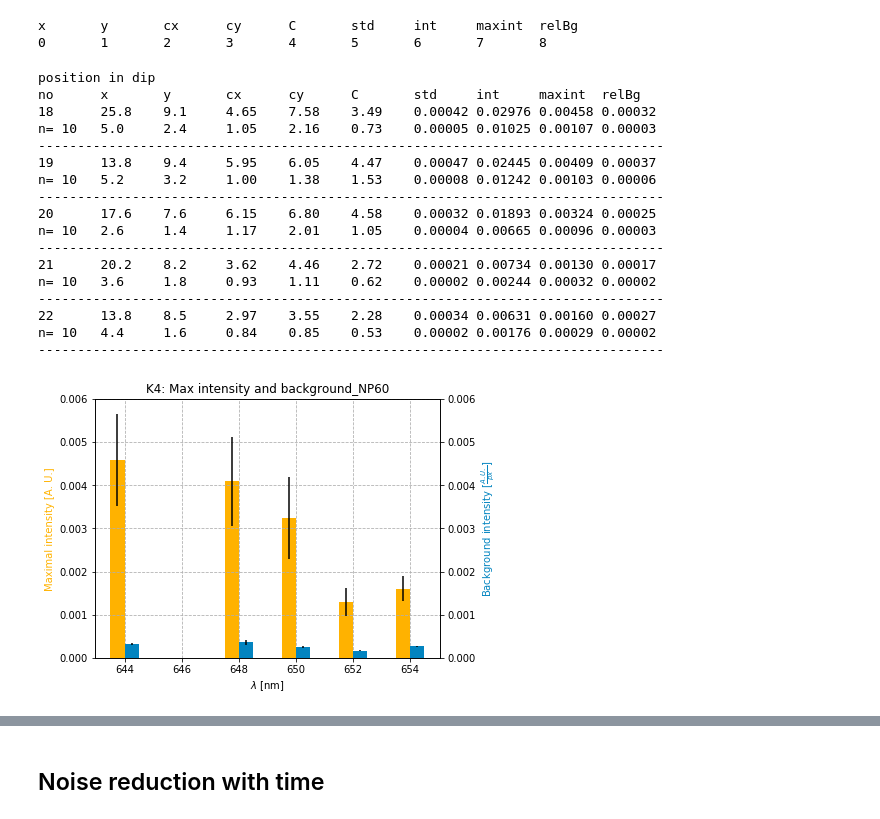
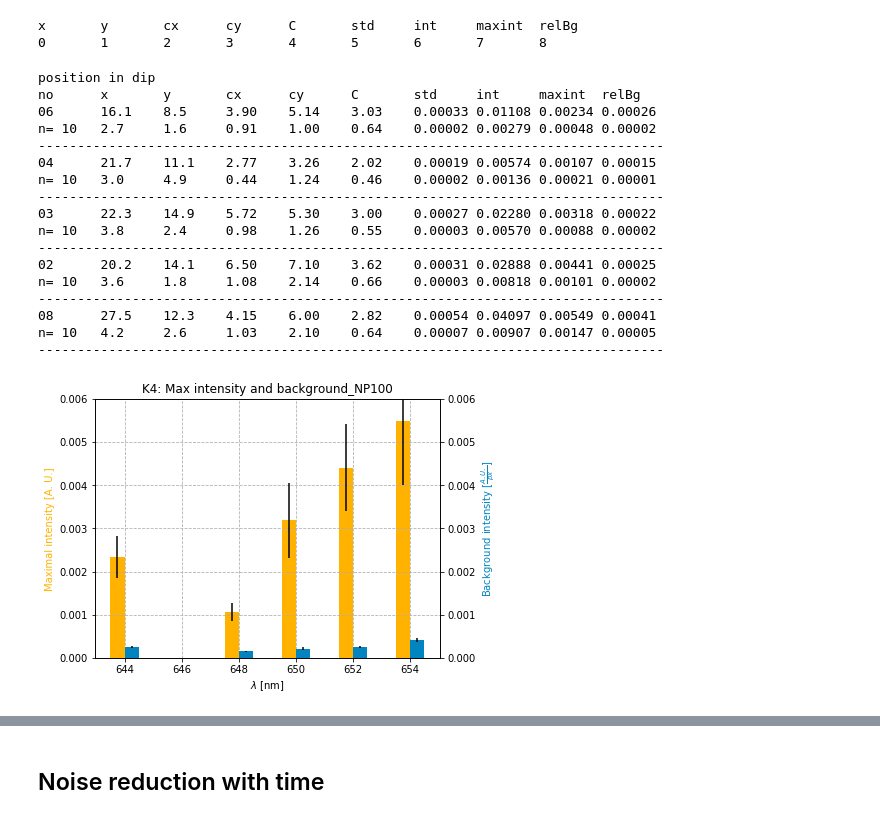
Before and after one commit to Yennda/spr_microscopy, a Jupyter notebook: jup_np_K4-02.ipynb, the cells around one changed output, grey strips where cells are left out. Drawn from its saved outputs; the diff is of its cells as text; code cells hidden in the pictures.

```diff
--- a/jup_np_K4-02.ipynb
+++ b/jup_np_K4-02.ipynb
@@ -26,14 +26,14 @@ x       y       cx      cy      C       std     int     maxint  relBg
 main_folder='C:/SPRUP_data_Jenda/2019_03_13_Jenda_microscopy/'
 folder=main_folder+'19_09_10_K4/export_np/'
 # %%
-# np=100
+NP=100
 # nm=[7, 6, 5, 4, 3, 2, 8, 9]
-# nm=[6 ,4, 3, 2, 8]
+nm=[6 ,4, 3, 2, 8]
 
-# np=80
+# NP=80
 # nm=[13, 12, 14, 15, 16]
-np=60
-nm=[18, 19, 20, 21, 22]
+# NP=60
+# nm=[18, 19, 20, 21, 22]
 
 
 files=[folder+'raw_{:02.0f}_1'.format(f) for f in nm]
@@ -42,11 +42,20 @@ files=[folder+'raw_{:02.0f}_1'.format(f) for f in nm]
 print('position in dip')
 data=[]
 data_std=[]
+data_stnr=[]
+data_stnr_std=[]
 
 
 print('no\tx\ty\tcx\tcy\tC\tstd\tint\tmaxint\trelBg')
 for file in files:
     info=na.readinfo(file)
+
+    stnr=[]
+    for row in info:
+        stnr.append(row[6]/(row[0]*row[1]/2.93**2)/row[8])
+    data_stnr.append(np.average(stnr))
+    data_stnr_std.append(np.std(stnr))
+
     info_stat=na.statistics(info)
     data.append(info_stat[0])
     data_std.append(info_stat[1])
@@ -57,51 +66,51 @@ for file in files:
 # %% [output]
 position in dip
 no      x       y       cx      cy      C       std     int     maxint  relBg
-18      25.8    9.1     4.65    7.58    3.49    0.00042 0.02976 0.00458 0.00032
-n= 10   5.0     2.4     1.05    2.16    0.73    0.00005 0.01025 0.00107 0.00003
+06      16.1    8.5     3.90    5.14    3.03    0.00033 0.01108 0.00234 0.00026
+n= 10   2.7     1.6     0.91    1.00    0.64    0.00002 0.00279 0.00048 0.00002
 --------------------------------------------------------------------------------
-19      13.8    9.4     5.95    6.05    4.47    0.00047 0.02445 0.00409 0.00037
-n= 10   5.2     3.2     1.00    1.38    1.53    0.00008 0.01242 0.00103 0.00006
+04      21.7    11.1    2.77    3.26    2.02    0.00019 0.00574 0.00107 0.00015
+n= 10   3.0     4.9     0.44    1.24    0.46    0.00002 0.00136 0.00021 0.00001
 --------------------------------------------------------------------------------
-20      17.6    7.6     6.15    6.80    4.58    0.00032 0.01893 0.00324 0.00025
-n= 10   2.6     1.4     1.17    2.01    1.05    0.00004 0.00665 0.00096 0.00003
+03      22.3    14.9    5.72    5.30    3.00    0.00027 0.02280 0.00318 0.00022
+n= 10   3.8     2.4     0.98    1.26    0.55    0.00003 0.00570 0.00088 0.00002
 --------------------------------------------------------------------------------
-21      20.2    8.2     3.62    4.46    2.72    0.00021 0.00734 0.00130 0.00017
-n= 10   3.6     1.8     0.93    1.11    0.62    0.00002 0.00244 0.00032 0.00002
+02      20.2    14.1    6.50    7.10    3.62    0.00031 0.02888 0.00441 0.00025
+n= 10   3.6     1.8     1.08    2.14    0.66    0.00003 0.00818 0.00101 0.00002
 --------------------------------------------------------------------------------
-22      13.8    8.5     2.97    3.55    2.28    0.00034 0.00631 0.00160 0.00027
-n= 10   4.4     1.6     0.84    0.85    0.53    0.00002 0.00176 0.00029 0.00002
+08      27.5    12.3    4.15    6.00    2.82    0.00054 0.04097 0.00549 0.00041
+n= 10   4.2     2.6     1.03    2.10    0.64    0.00007 0.00907 0.00147 0.00005
 --------------------------------------------------------------------------------
 # %%
 # wls=[640, 644 ,646, 648, 650, 652, 654, 656]
 wls=[644, 648, 650, 652, 654]
 data1=[d[7] for d in data]
 data1_std=[d[7] for d in data_std]
 data2=[d[8] for d in data]
 data2_std=[d[8] for d in data_std]
 area=[d[0]*d[1] for d in data]
 
 
 
 w=0.5
 
 fig = plt.figure()
 axes = fig.add_axes([0.1, 0.1, 0.8, 0.9])
 axes.grid(linestyle='--')
 
-title='Max intensity and background_NP'+str(np)
+title='Max intensity and background_NP'+str(NP)
 axes.set_title(name+': '+title)
 axes.set_xlabel('$\lambda$ [nm]')
 axes.set_ylabel('Maximal intensity [A. U.]', color=yellow)
 axes.set_ylim([0, 0.006])
 
 axesI = axes.twinx()
 axesI.set_ylabel('Background intensity [$\\frac{A. U.}{px}$]', color=blue)
 axesI.set_ylim([0, 0.006])
 
 axes.bar([s-w/2 for s in wls], data1, w, yerr=data1_std, color=yellow, label='x')
 
 axesI.bar([s+w/2 for s in wls], data2, w, yerr=data2_std, color=blue,label='y')
 fig.savefig(folder+'plots/'+title.replace(' ', '_').lower()+'_'+name+'.png' , dpi=300,  bbox_inches='tight')
 # %% [output]
-[figure, old version]
+[figure, new version]
```
Also changed, not shown: parts of 8 cells of this notebook, 6 other files.
